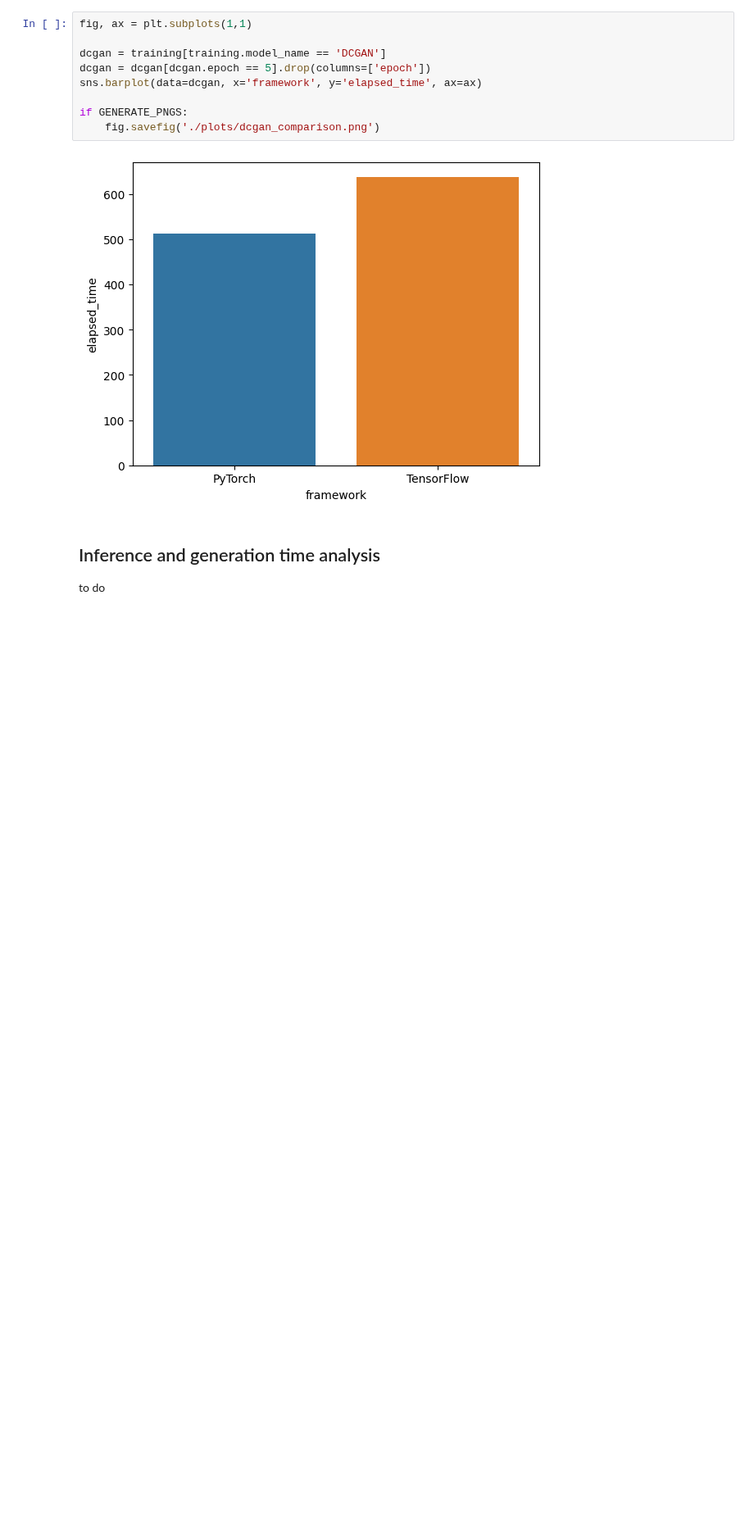
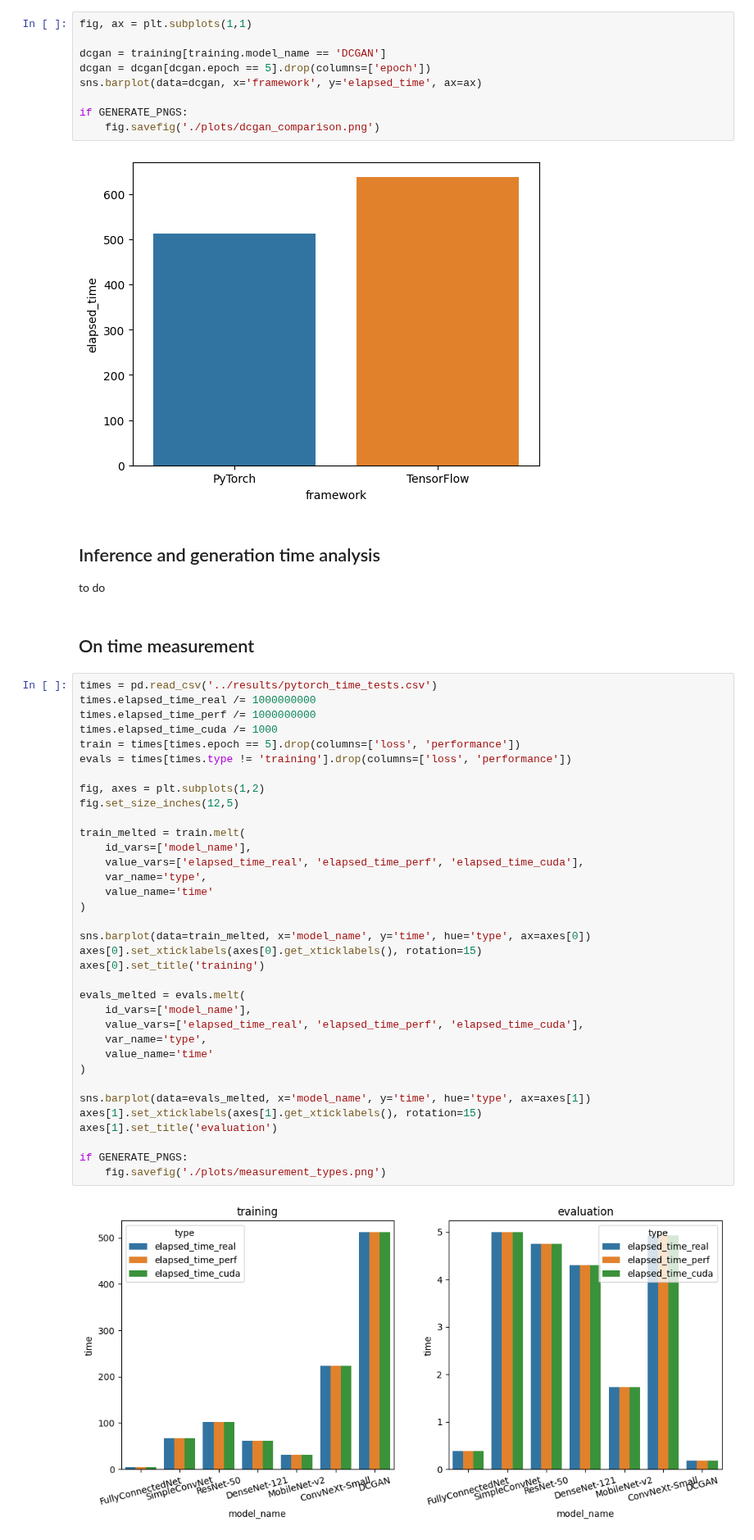
Before and after one commit to mihawb/dnn-lang-comparison, a Jupyter notebook: analysis/lt_dcgan_analysis.ipynb, the cells around one changed output. Shown at 82% size. Cells and saved outputs as stored; diff of their text form; blank space fills up the shorter version.

Commit message:
time measures compared, hot fixes

```diff
--- a/analysis/lt_dcgan_analysis.ipynb
+++ b/analysis/lt_dcgan_analysis.ipynb
@@ -79,3 +79,42 @@ if GENERATE_PNGS:
 # %% [markdown]
 ## Inference and generation time analysis
 to do
+# %% [markdown]
+## On time measurement
+# %%
+times = pd.read_csv('../results/pytorch_time_tests.csv')
+times.elapsed_time_real /= 1000000000
+times.elapsed_time_perf /= 1000000000
+times.elapsed_time_cuda /= 1000
+train = times[times.epoch == 5].drop(columns=['loss', 'performance'])
+evals = times[times.type != 'training'].drop(columns=['loss', 'performance'])
+
+fig, axes = plt.subplots(1,2)
+fig.set_size_inches(12,5)
+
+train_melted = train.melt(
+	id_vars=['model_name'],
+	value_vars=['elapsed_time_real', 'elapsed_time_perf', 'elapsed_time_cuda'],
+	var_name='type',
+	value_name='time'
+)
+
+sns.barplot(data=train_melted, x='model_name', y='time', hue='type', ax=axes[0])
+axes[0].set_xticklabels(axes[0].get_xticklabels(), rotation=15)
+axes[0].set_title('training')
+
+evals_melted = evals.melt(
+	id_vars=['model_name'],
+	value_vars=['elapsed_time_real', 'elapsed_time_perf', 'elapsed_time_cuda'],
+	var_name='type',
+	value_name='time'
+)
+
+sns.barplot(data=evals_melted, x='model_name', y='time', hue='type', ax=axes[1])
+axes[1].set_xticklabels(axes[1].get_xticklabels(), rotation=15)
+axes[1].set_title('evaluation')
+
+if GENERATE_PNGS:
+	fig.savefig('./plots/measurement_types.png')
+# %% [output]
+[figure, added]
```
Also changed, not shown: 3 other files.
